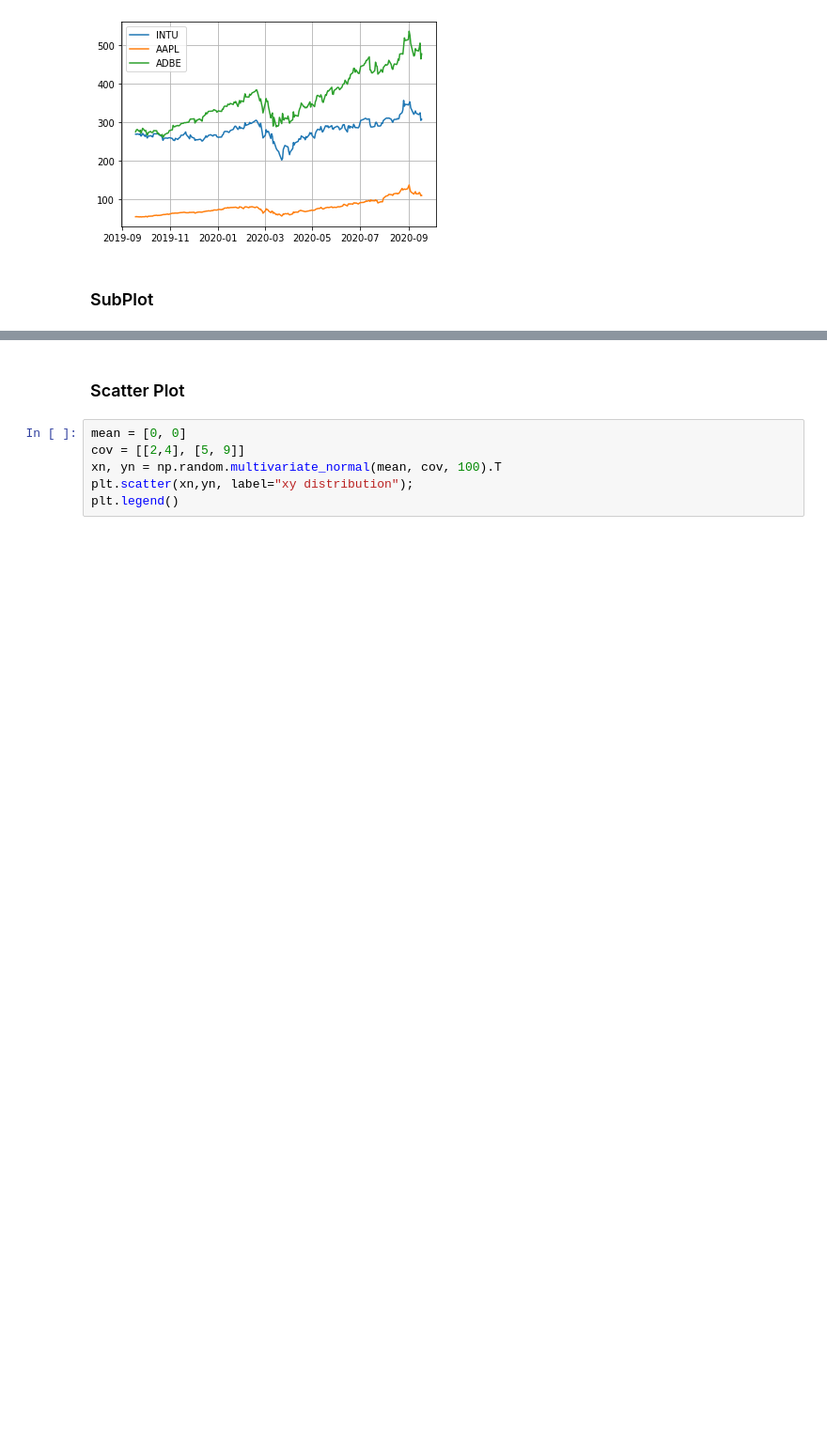
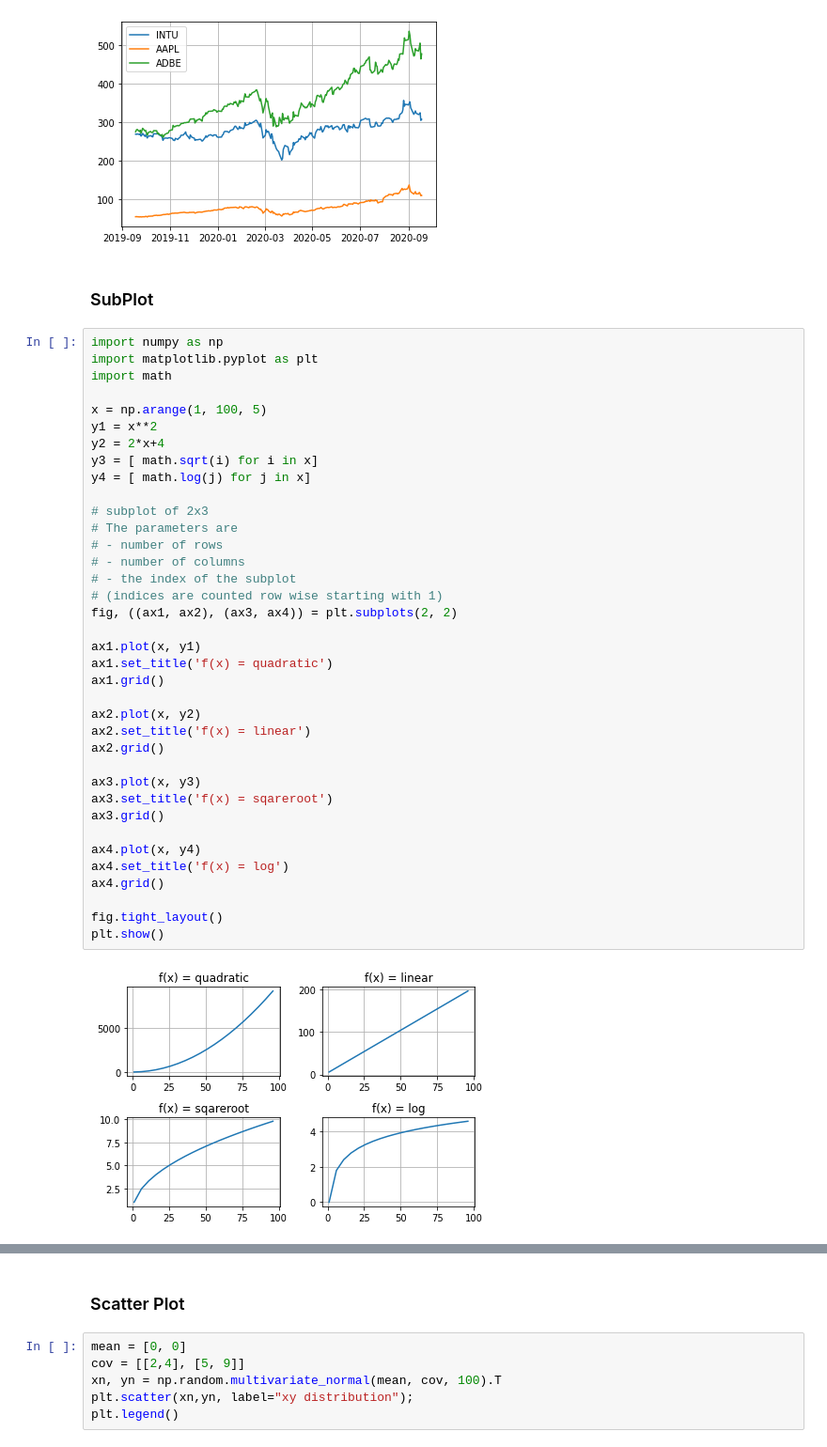
Before and after one commit to samewara/data-visualization, a Jupyter notebook: matplotlib-basic.ipynb, the cells around one changed output, grey strips where cells are left out. Shown at 94% size. Saved outputs shown, nothing was run; the diff lists cells and outputs as text; blank space fills up the shorter version.

```diff
--- a/matplotlib-basic.ipynb
+++ b/matplotlib-basic.ipynb
@@ -132,4 +132,43 @@ plt.show()
 [figure]
 # %% [markdown]
 ### SubPlot
+# %%
+import numpy as np
+import matplotlib.pyplot as plt
+import math
+
+x = np.arange(1, 100, 5)
+y1 = x**2
+y2 = 2*x+4
+y3 = [ math.sqrt(i) for i in x]
+y4 = [ math.log(j) for j in x]
+
+# subplot of 2x3
+# The parameters are
+# - number of rows
+# - number of columns
+# - the index of the subplot
+# (indices are counted row wise starting with 1)
+fig, ((ax1, ax2), (ax3, ax4)) = plt.subplots(2, 2)
+
+ax1.plot(x, y1)
+ax1.set_title('f(x) = quadratic')
+ax1.grid()
+
+ax2.plot(x, y2)
+ax2.set_title('f(x) = linear')
+ax2.grid()
+
+ax3.plot(x, y3)
+ax3.set_title('f(x) = sqareroot')
+ax3.grid()
+
+ax4.plot(x, y4)
+ax4.set_title('f(x) = log')
+ax4.grid()
+
+fig.tight_layout()
+plt.show()
+# %% [output]
+[figure, added]
 # %%
```
Also changed, not shown: parts of 10 cells of this notebook, 1 other file.
